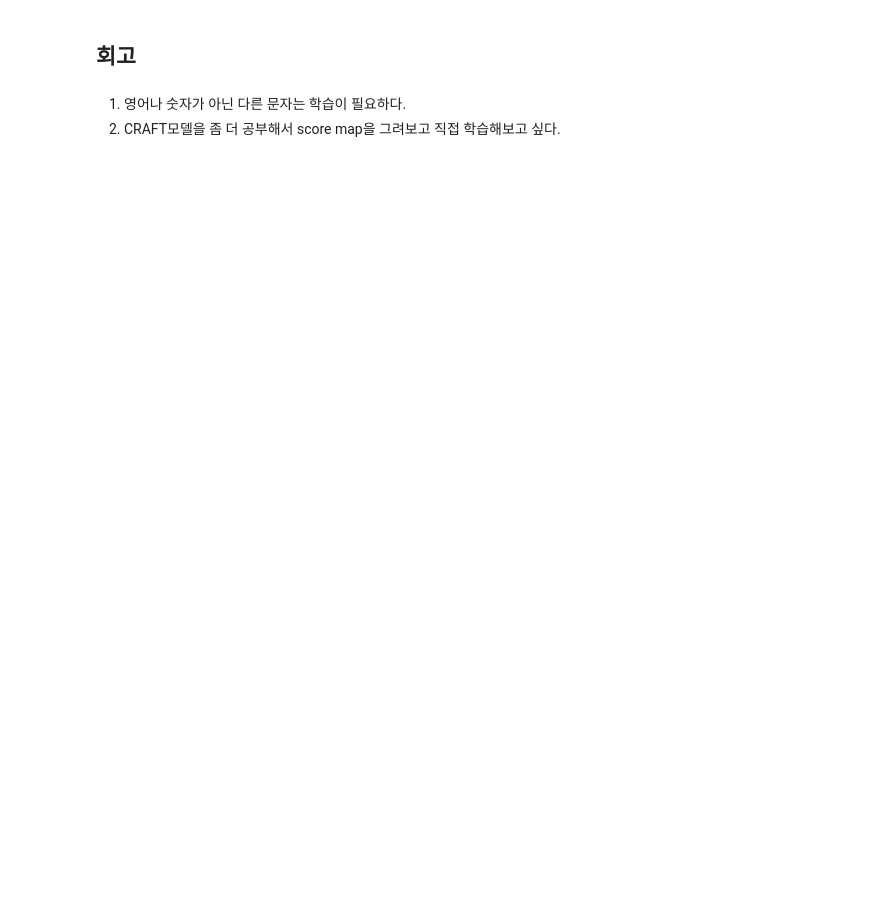
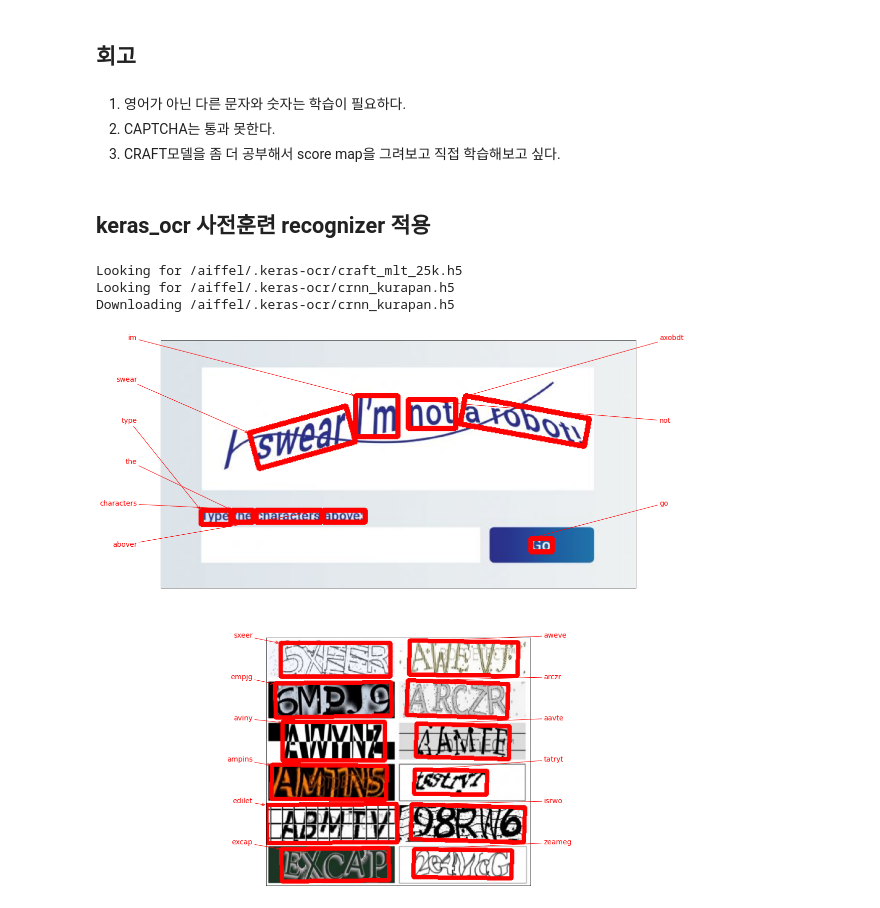
Before and after one commit to domik017123/aiffel_repo, a Jupyter notebook: GoingDeeper/GD6/GD6.ipynb, the cells around one changed output. Saved outputs shown, nothing was run; the diff lists cells and outputs as text; code cells hidden in the pictures; blank space fills up the shorter version.

```diff
--- a/GoingDeeper/GD6/GD6.ipynb
+++ b/GoingDeeper/GD6/GD6.ipynb
@@ -580,5 +602,37 @@ Result:          SLEEPER
 # %% [markdown]
 ## 회고
 # %% [markdown]
-1. 영어나 숫자가 아닌 다른 문자는 학습이 필요하다.
+1. 영어가 아닌 다른 문자와 숫자는 학습이 필요하다.
+2. CAPTCHA는 통과 못한다.
 2. CRAFT모델을 좀 더 공부해서 score map을 그려보고 직접 학습해보고 싶다.
+# %% [markdown]
+## keras_ocr 사전훈련 recognizer 적용
+# %%
+import matplotlib.pyplot as plt
+import keras_ocr
+
+img_path_list = [HOME_DIR + '/captcha_test.jpg' ,HOME_DIR + '/captcha_test2.jpg']
+
+
+# keras-ocr will automatically download pretrained
+# weights for the detector and recognizer.
+pipeline = keras_ocr.pipeline.Pipeline()
+
+# Get a set of three example images
+images = [
+    keras_ocr.tools.read(img_path) for img_path in img_path_list
+]
+
+# Each list of predictions in prediction_groups is a list of
+# (word, box) tuples.
+prediction_groups = pipeline.recognize(images)
+
+# Plot the predictions
+fig, axs = plt.subplots(nrows=len(images), figsize=(20, 20))
+for ax, image, predictions in zip(axs, images, prediction_groups):
+    keras_ocr.tools.drawAnnotations(image=image, predictions=predictions, ax=ax)
+# %% [output]
+Looking for /aiffel/.keras-ocr/craft_mlt_25k.h5
+Looking for /aiffel/.keras-ocr/crnn_kurapan.h5
+Downloading /aiffel/.keras-ocr/crnn_kurapan.h5
+[figure, added]
```
Also changed, not shown: parts of 9 cells of this notebook.
